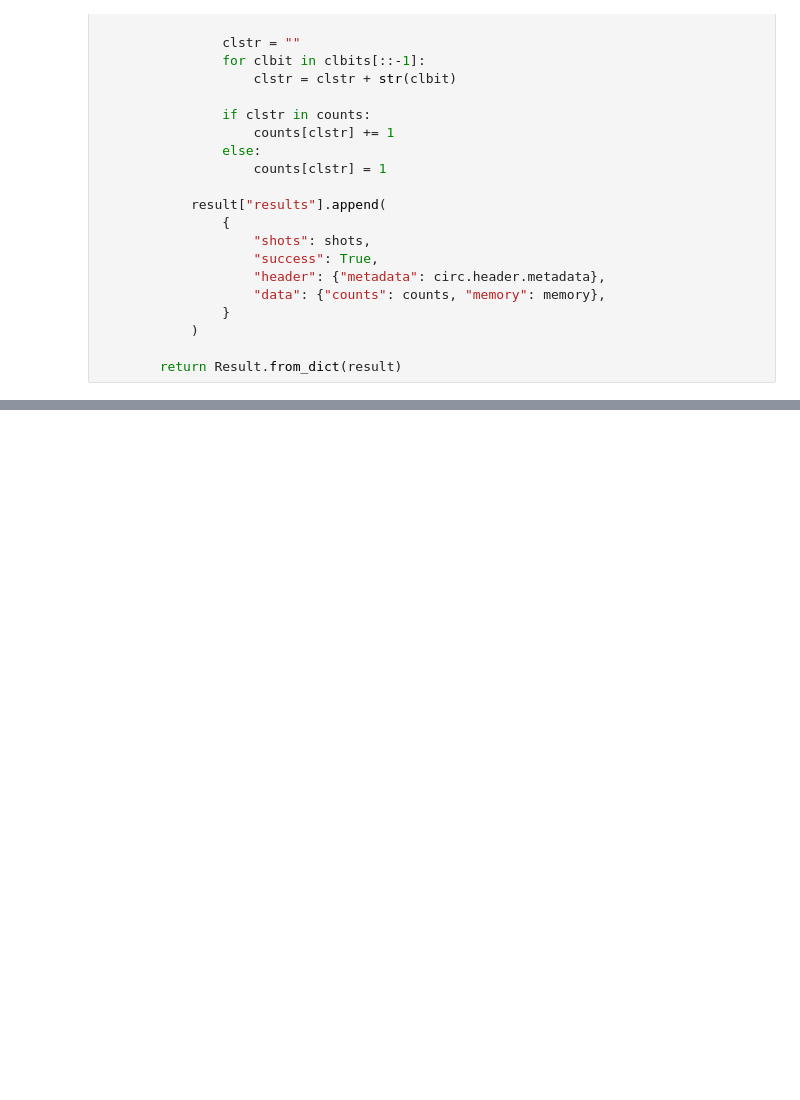
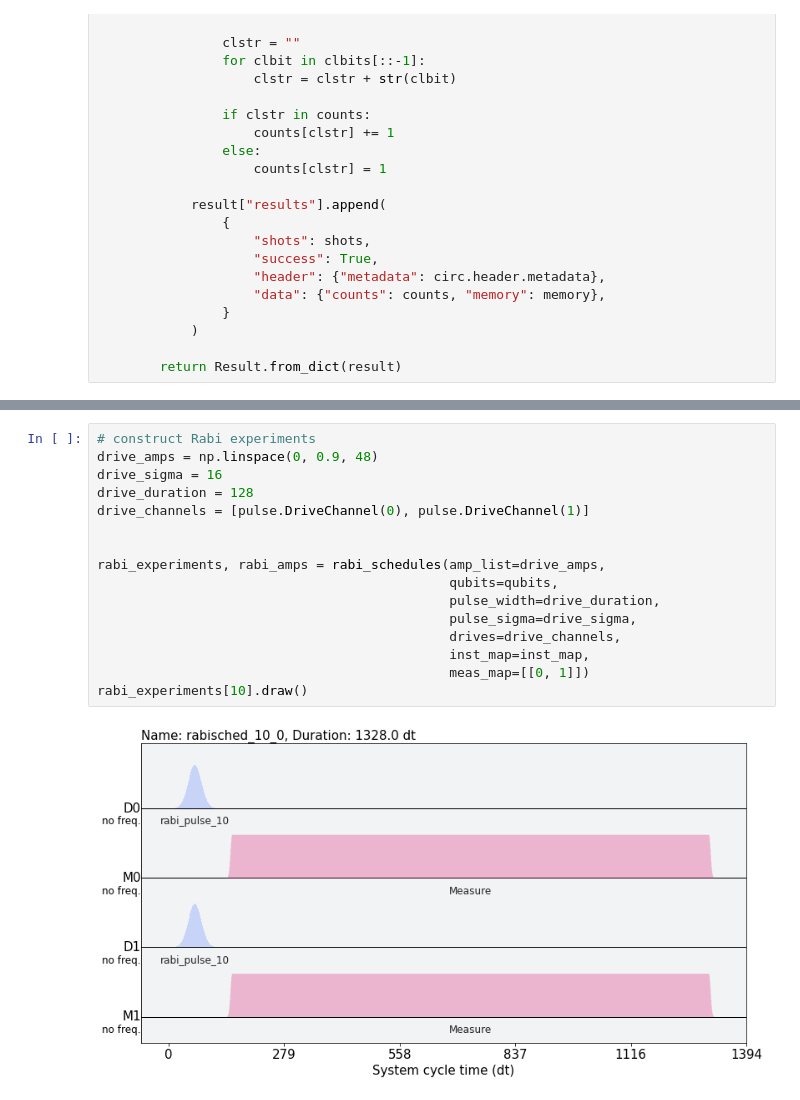
Before and after one commit to coruscating/qiskit-experiments, a Jupyter notebook: docs/tutorials/esp_discriminator.ipynb, the cells around one changed output, grey strips where cells are left out. Cells and saved outputs as stored; diff of their text form; blank space fills up the shorter version.

```diff
--- a/docs/tutorials/esp_discriminator.ipynb
+++ b/docs/tutorials/esp_discriminator.ipynb
@@ -142,0 +196,18 @@ Schedule((0, Play(Drag(duration=320, amp=(0.8183699822712108+0j), sigma=80, beta
+# %%
+# construct Rabi experiments
+drive_amps = np.linspace(0, 0.9, 48)
+drive_sigma = 16
+drive_duration = 128
+drive_channels = [pulse.DriveChannel(0), pulse.DriveChannel(1)]
+
+
+rabi_experiments, rabi_amps = rabi_schedules(amp_list=drive_amps,
+                                             qubits=qubits,
+                                             pulse_width=drive_duration,
+                                             pulse_sigma=drive_sigma,
+                                             drives=drive_channels,
+                                             inst_map=inst_map,
+                                             meas_map=[[0, 1]])
+rabi_experiments[10].draw()
+# %% [output]
+[figure, added]
```
Also changed, not shown: parts of 21 cells of this notebook, 2 other files.
